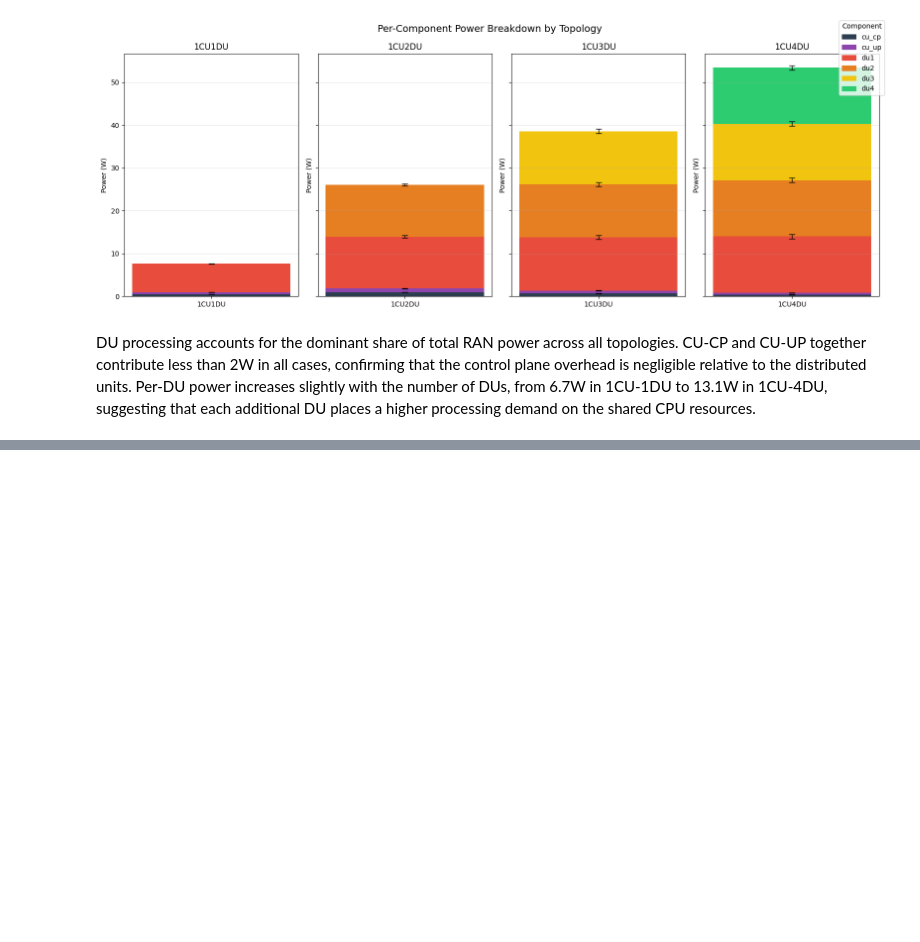
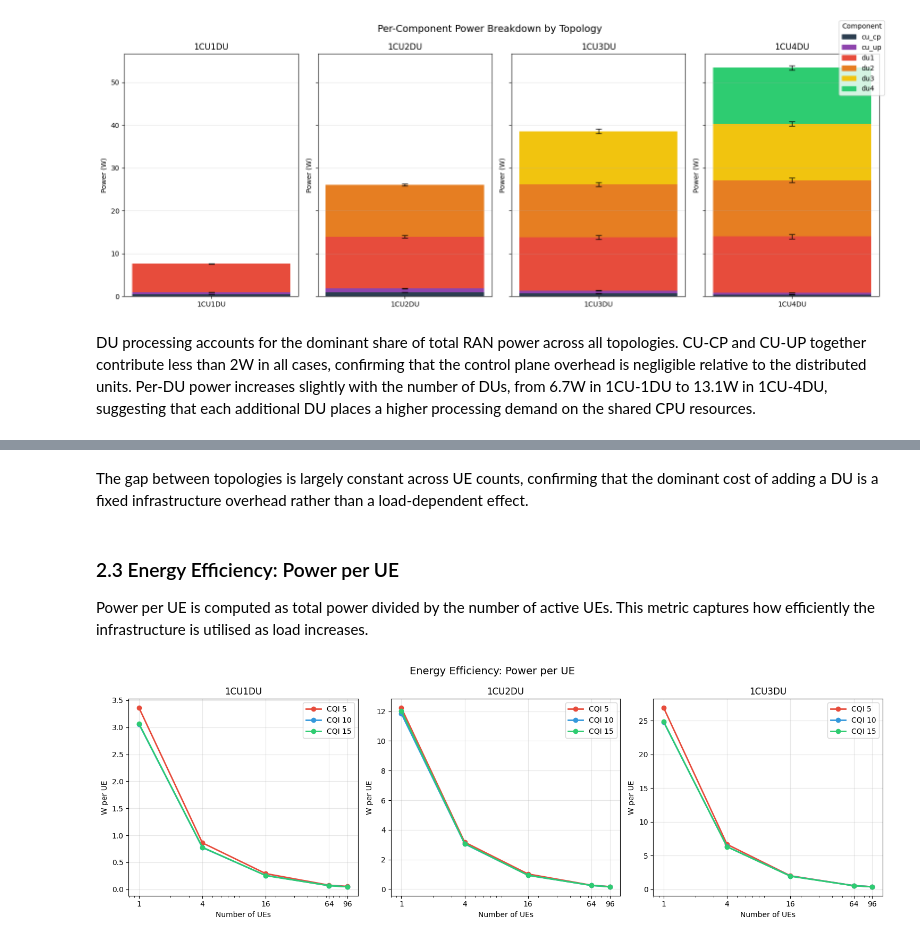
Before and after one commit to martafra/5g-power-dissertation, a Jupyter notebook: analysis/power_analysis.ipynb, the cells around one changed output, grey strips where cells are left out. Saved outputs shown, nothing was run; the diff lists cells and outputs as text; code cells hidden in the pictures; blank space fills up the shorter version.

```diff
--- a/analysis/power_analysis.ipynb
+++ b/analysis/power_analysis.ipynb
@@ -136,0 +294,38 @@ that each additional DU places a higher processing demand on the shared CPU reso
+# %% [markdown]
+The gap between topologies is largely constant across UE counts, confirming that the
+dominant cost of adding a DU is a fixed infrastructure overhead rather than a
+load-dependent effect.
+# %% [markdown]
+### 2.3 Energy Efficiency: Power per UE
+
+Power per UE is computed as total power divided by the number of active UEs.
+This metric captures how efficiently the infrastructure is utilised as load increases.
+# %%
+summary['W_per_UE'] = summary['mean_W'] / summary['nof_ues']
+
+fig, axes = plt.subplots(1, len(TOPOLOGIES), figsize=(5*len(TOPOLOGIES), 5), sharey=False)
+if len(TOPOLOGIES) == 1:
+    axes = [axes]
+
+for ax, topo in zip(axes, TOPOLOGIES):
+    for cqi, color in CQI_COLORS.items():
+        subset = summary[(summary['topology'] == topo) & (summary['cqi'] == cqi)]
+        ax.plot(
+            subset['nof_ues'], subset['W_per_UE'],
+            marker='o', label=f'CQI {cqi}', color=color, linewidth=2
+        )
+    ax.set_title(topo.upper())
+    ax.set_xlabel('Number of UEs')
+    ax.set_ylabel('W per UE')
+    ax.set_xscale('log')
+    ax.set_xticks([1, 4, 16, 64, 96])
+    ax.get_xaxis().set_major_formatter(plt.ScalarFormatter())
+    ax.legend()
+    ax.grid(True, alpha=0.3)
+
+plt.suptitle('Energy Efficiency: Power per UE', fontsize=14)
+plt.tight_layout()
+plt.savefig('../analysis/efficiency_W_per_UE.png', dpi=150)
+plt.show()
+# %% [output]
+[figure, added]
```
Also changed, not shown: parts of 29 cells of this notebook.
